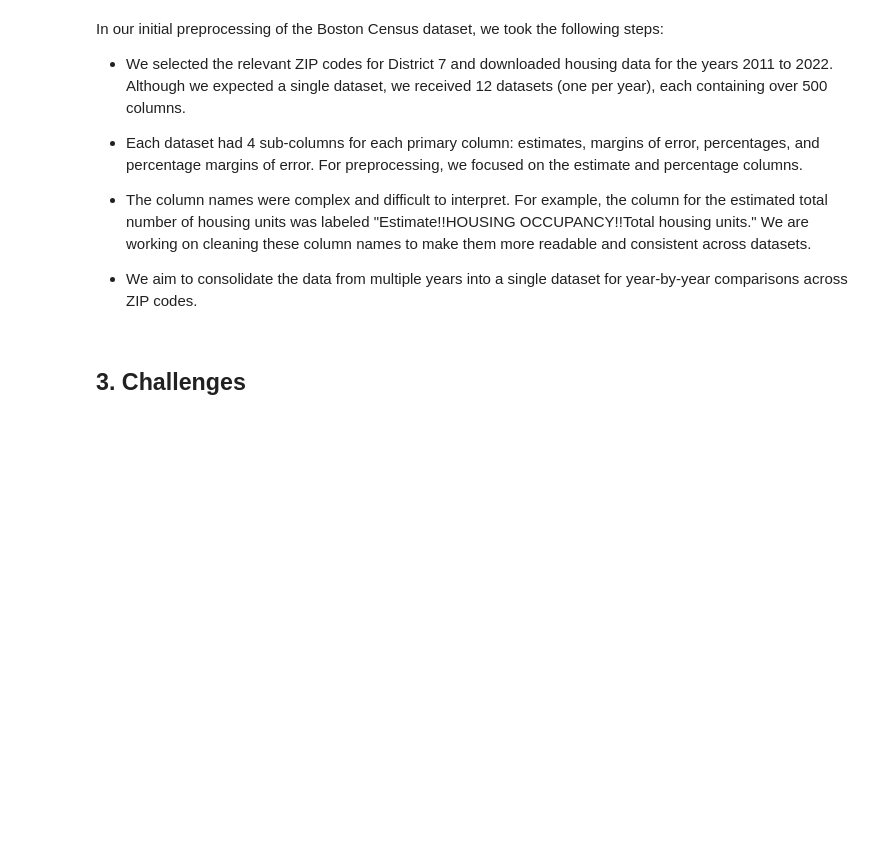
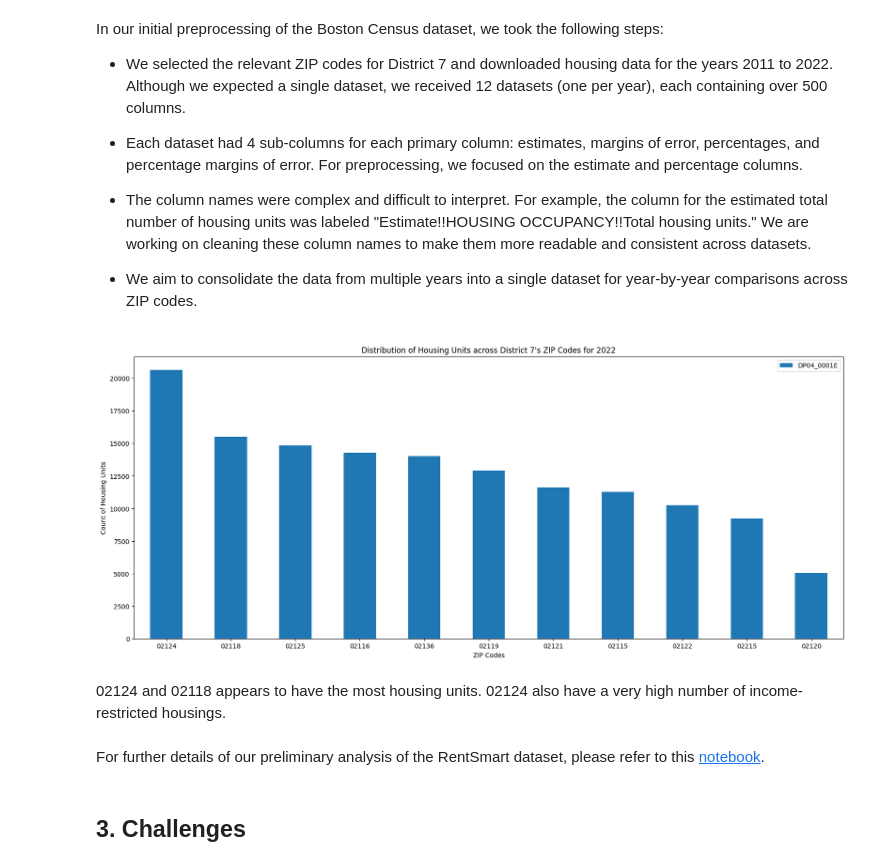
Before and after one commit to BU-Spark/ds-bcc-tania-fernandes-d7, a Jupyter notebook: fa24-team-b/housing/notebooks/d7-Team-B-Early-Insights.ipynb, the cells around one changed output. Drawn from its saved outputs; the diff is of its cells as text; code cells hidden in the pictures; blank space fills up the shorter version.

```diff
--- a/fa24-team-b/housing/notebooks/d7-Team-B-Early-Insights.ipynb
+++ b/fa24-team-b/housing/notebooks/d7-Team-B-Early-Insights.ipynb
@@ -23,0 +55,3 @@ This comprehensive dataset contains detailed housing occupancy information, incl
+# %%
+census_df = pd.read_csv("../data/census/ACSDP5Y2022.DP04-Data.csv")
+census_df.head(5)
@@ -57,6 +139,26 @@ In our initial preprocessing of the Boston Census dataset, we took the following
 - The column names were complex and difficult to interpret. For example, the column for the estimated total number of housing units was labeled "Estimate!!HOUSING OCCUPANCY!!Total housing units." We are working on cleaning these column names to make them more readable and consistent across datasets.
 
 - We aim to consolidate the data from multiple years into a single dataset for year-by-year comparisons across ZIP codes.
+# %%
+plt.figure(figsize=(20,8))
+
+census_count_df = census_df[1:][["NAME","DP04_0001E"]]
+census_count_df["NAME"] = census_count_df["NAME"].str[6:]
+census_count_df["DP04_0001E"] = census_count_df["DP04_0001E"].astype(int)
+ax = census_count_df.sort_values(ascending=False, by="DP04_0001E").plot(x="NAME", y="DP04_0001E", kind="bar", ax=plt.gca())
+
+plt.title("Distribution of Housing Units across District 7's ZIP Codes for 2022")
+plt.xlabel("ZIP Codes")
+plt.ylabel("Count of Housing Units")
+
+plt.xticks(rotation=0)
+plt.show()
+# %% [output]
+[figure, added]
+# %% [markdown]
+02124 and 02118 appears to have the most housing units. 02124 also have a very high number of income-restricted housings.
+# %% [markdown]
+For further details of our preliminary analysis of the RentSmart dataset, please refer to this [notebook](https://github.com/BU-Spark/ds-bcc-tania-fernandes-d7/blob/district7_teamB/fa24-team-b/housing/notebooks/d7-CensusData.ipynb).
 # %% [markdown]
 ## 3. Challenges
 # %% [markdown]
```
Also changed, not shown: parts of 13 cells of this notebook.
